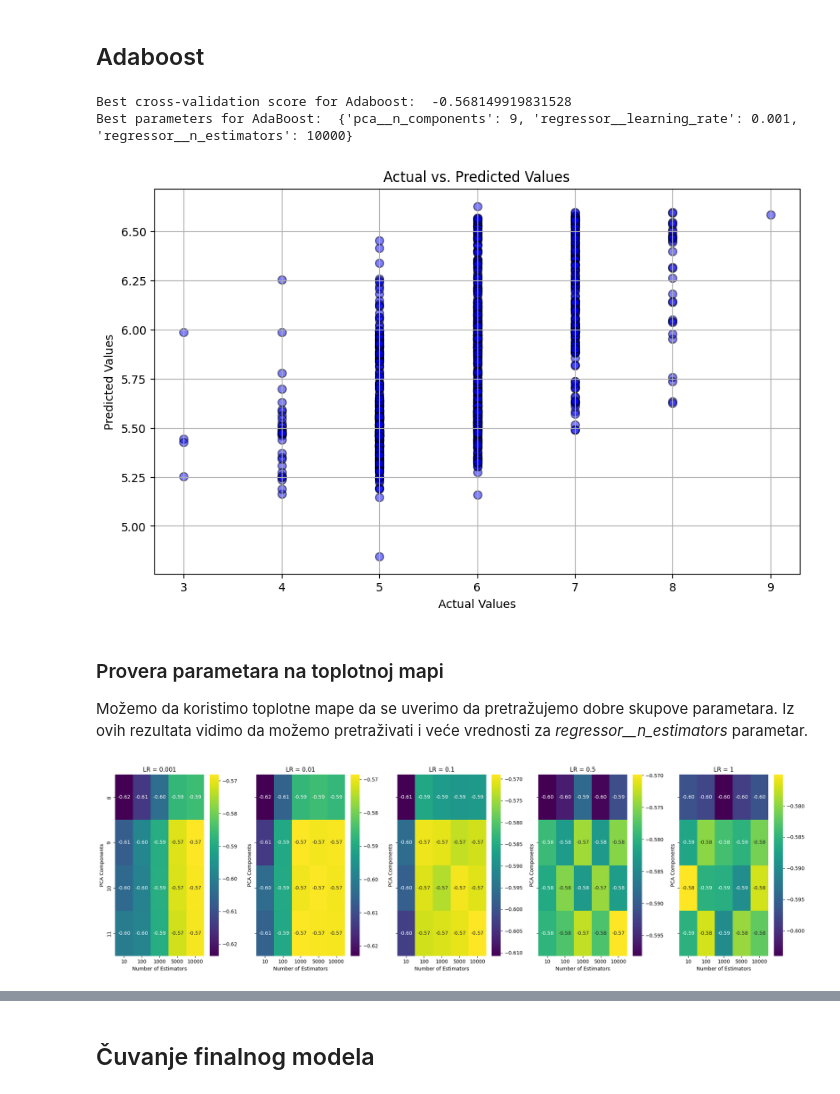
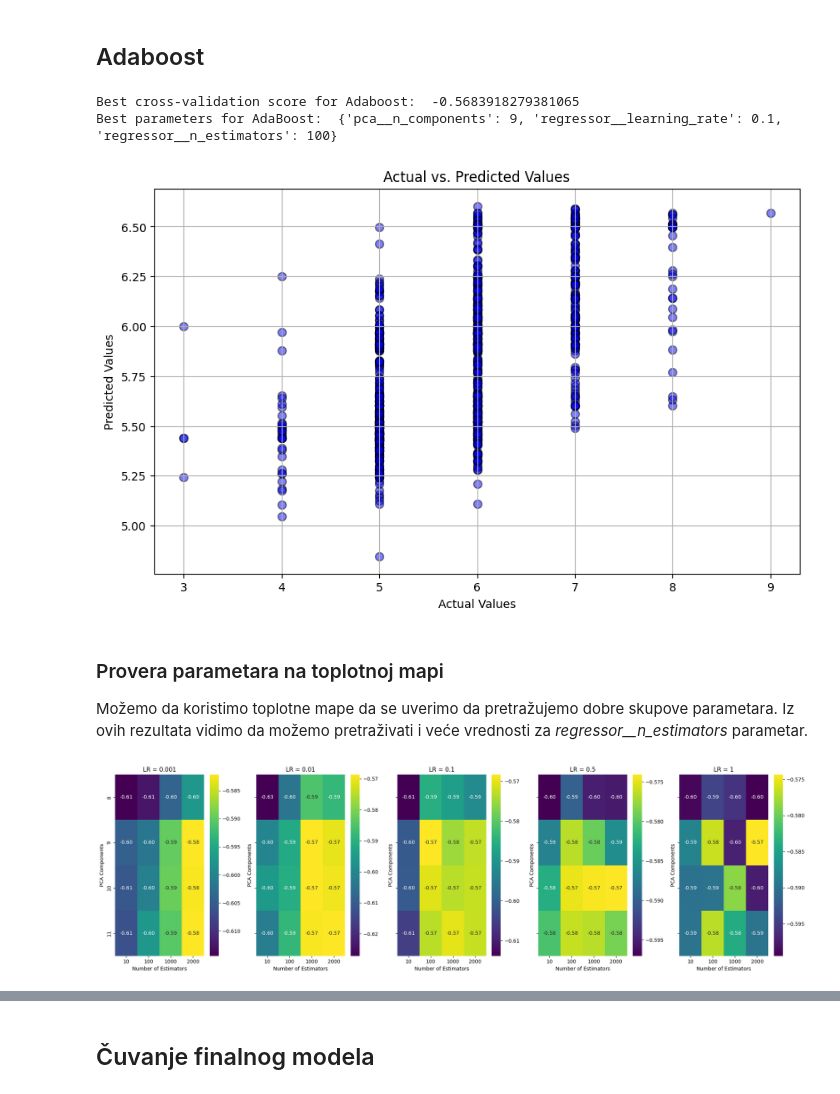
Before and after one commit to isidora00/ML_StudyBuddy, a Jupyter notebook: Wine_Quality.ipynb, the cells around one changed output, grey strips where cells are left out. Saved outputs shown, nothing was run; the diff lists cells and outputs as text; code cells hidden in the pictures.

Commit message:
Created using Colab - final model

```diff
--- a/Wine_Quality.ipynb
+++ b/Wine_Quality.ipynb
@@ -141,11 +145,12 @@ Koristićemo PCA za smanjenje dimenzionalnosti podataka i GridSearchCV za optimi
 pipeline_lr = Pipeline([
     ('scalar', StandardScaler()),
     ('pca', PCA()),
-    ('regressor', linear_model.LinearRegression())
+    ('regressor', linear_model.Ridge())
 ])
 
 param_grid_lr = {
     'pca__n_components': [1, 2, 3, 4, 5, 6, 7, 8, 9, 10, 11],
+    'regressor__alpha': [0.1, 1, 10, 100]
 }
 # %%
 # Unakrsna validacija na trening skupu
@@ -380,10 +503,10 @@ pipeline_rf = Pipeline([
 
 param_grid_rf = {
     'pca__n_components': [8, 9, 10, 11],
-    'regressor__n_estimators': [50, 100, 200, 300],  # Number of trees in the forest
-    'regressor__max_depth': [None, 10, 20, 30, 50, 100],  # Maximum depth of the trees
-    'regressor__min_samples_split': [2, 5, 10],  # Minimum number of samples required to split an internal node
-    'regressor__min_samples_leaf': [1, 2, 4],    # Minimum number of samples required to be at a leaf node
+    'regressor__n_estimators': [100, 150, 200],  # Number of trees in the forest
+    'regressor__max_depth': [5, 8, 10],  # Maximum depth of the trees
+    'regressor__min_samples_split': [20, 25, 30],  # Minimum number of samples required to split an internal node
+    'regressor__min_samples_leaf': [12, 15, 18],    # Minimum number of samples required to be at a leaf node
 }
 # %%
 # Unakrsna validacija
@@ -477,7 +645,7 @@ pipeline_ab = Pipeline([
 
 param_grid_ab = {
     'pca__n_components': [8, 9, 10, 11],
-    'regressor__n_estimators': [10, 100, 1000, 5000, 10000],  # Number of boosting stages
+    'regressor__n_estimators': [10, 100, 1000, 2000],  # Number of boosting stages
     'regressor__learning_rate': [0.001, 0.01, 0.1, 0.5, 1],  # Learning rate shrinks the contribution of each tree
 }
 # %%
@@ -489,8 +657,8 @@ best_model_ab = grid_search_ab.best_score_
 print("Best cross-validation score for Adaboost: ",best_model_ab)
 print("Best parameters for AdaBoost: ", grid_search_ab.best_params_)
 # %% [output]
-Best cross-validation score for Adaboost:  -0.568149919831528
-Best parameters for AdaBoost:  {'pca__n_components': 9, 'regressor__learning_rate': 0.001, 'regressor__n_estimators': 10000}
+Best cross-validation score for Adaboost:  -0.5683918279381065
+Best parameters for AdaBoost:  {'pca__n_components': 9, 'regressor__learning_rate': 0.1, 'regressor__n_estimators': 100}
 # %%
 # Predikcija ciljne promenljive na validacionom skupu koristeći najbolji model
 best_model_ab = grid_search_ab.best_estimator_
@@ -498,34 +666,34 @@ y_val_pred_ab = best_model_ab.predict(X_val)
 # %%
 plot_predicted_actual_values(y_val,y_val_pred_ab)
 # %% [output]
-[figure, old version]
+[figure, new version]
 # %% [markdown]
 ### Provera parametara na toplotnoj mapi
 Možemo da koristimo toplotne mape da se uverimo da pretražujemo dobre skupove parametara. Iz ovih rezultata vidimo da možemo pretraživati i veće vrednosti za *regressor__n_estimators* parametar.
 # %%
 cv_results = pd.DataFrame(grid_search_ab.cv_results_)
 
-cv_test_score = cv_results['mean_test_score'].values.reshape(5,5,4)
+cv_test_score = cv_results['mean_test_score'].values.reshape(5,4,4)
 
 n_components = [8, 9, 10, 11]
-n_estimators = [10, 100, 1000, 5000, 10000]
+n_estimators = [10, 100, 1000, 2000]
 learning_rates = [0.001, 0.01, 0.1, 0.5, 1]
 
 fig, axs = plt.subplots(nrows=1, ncols=len(learning_rates), figsize=(20, 6), sharey=True)
 
 # Iscrtavanje toplotnih mapa
 for i, lr in enumerate(learning_rates):
     scores = cv_results[cv_results['param_regressor__learning_rate'] == lr]['mean_test_score'].values
     scores = scores.reshape(len(n_components), len(n_estimators))
 
     sb.heatmap(scores, xticklabels=n_estimators, yticklabels=n_components, cmap='viridis', annot=True, fmt='.2f', ax=axs[i])
     axs[i].set_xlabel('Number of Estimators')
     axs[i].set_ylabel('PCA Components')
     axs[i].set_title(f'LR = {lr}')
 
 # Adjust layout
 plt.tight_layout()
 plt.show()
 # %% [output]
-[figure, old version]
+[figure, new version]
 # %%
```
Also changed, not shown: parts of 41 cells of this notebook.
